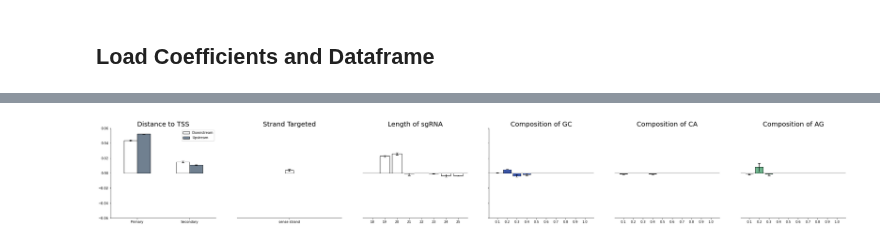
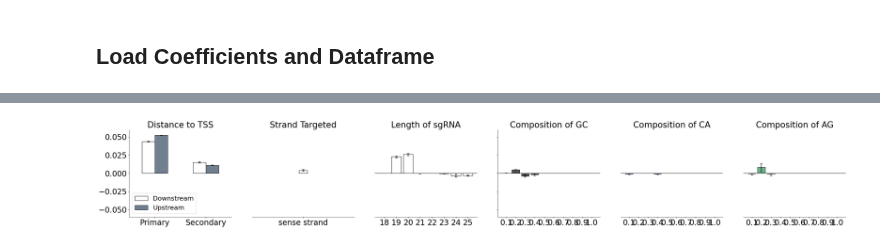
Before and after one commit to AnthonyHein/QCB455Project, a Jupyter notebook: PredictionWeights.ipynb, the cells around one changed output, grey strips where cells are left out. Saved outputs shown, nothing was run; the diff lists cells and outputs as text; code cells hidden in the pictures.

```diff
--- a/PredictionWeights.ipynb
+++ b/PredictionWeights.ipynb
@@ -93,7 +99,8 @@ def plot_TSS(ax, first):
             edgecolor='k')
     set_graph(first, ax)
     ax.set_ylim((-0.06, 0.06))
-    ax.set_title('Distance to TSS', fontsize=20)
+    ax.legend(prop={'size': 20})
+    ax.set_title('Distance to TSS', fontsize=TITLE_FONTSIZE)
 # %%
 def plot_strand(ax, first):
     dist_indices = ['+ve' in colname for index, colname in enumerate(cols)]
@@ -105,7 +112,7 @@ def plot_strand(ax, first):
     ax.set_ylim((-0.06, 0.06))
     ax.set_xlim((-5, 5))
     set_graph(first, ax)
-    ax.set_title('Strand Targeted', fontsize=20)
+    ax.set_title('Strand Targeted', fontsize=TITLE_FONTSIZE)
 # %%
 def get_run(string):
     return int(re.findall('[0-9]+', string)[0])
@@ -122,7 +129,7 @@ def plot_length(ax, first):
     ax.set_ylim((-0.06, 0.06))
     ax.set_xticks(dist)
     set_graph(first, ax)
-    ax.set_title('Length of sgRNA', fontsize=20)
+    ax.set_title('Length of sgRNA', fontsize=TITLE_FONTSIZE)
 # %%
 fig, axs = plt.subplots(1, 3, figsize=(20, 5))
 plot_TSS(axs[0], True)
@@ -248,30 +255,30 @@ def composition(nucl, ax, color, first):
     ax.set_ylim((-0.06, 0.06))
     ax.axhline(linewidth = 1, color = 'k')
     set_graph(first, ax)
-    ax.set_title('Composition of ' + nucl, fontsize=20)
+    ax.set_title('Composition of ' + nucl, fontsize=TITLE_FONTSIZE)
 # %%
 f, axs = plt.subplots(1,6,figsize=(40,5))
 
 plot_TSS(axs[0], True)
 plot_strand(axs[1], False)
 plot_length(axs[2], False)
 
-colors = ['#3a54a4', '#535152', '#6eb48d']
+colors = ['#535152', '#3a54a4', '#6eb48d']
 for nucl, ax, color in [('GC', axs[3], colors[0]),
                 ('CA', axs[4], colors[1]),
                 ('AG', axs[5], colors[2])]:
     if(ax == axs[3]):
         composition(nucl, ax, color, True)
     else:
         composition(nucl, ax, color, False)
 
 # hide outer axes
 for ax in axs.flat:
     ax.label_outer()
 
 plt.savefig("dimer_comp")
 # %% [output]
-[figure, old version]
+[figure, new version]
 # %%
 f, axs = plt.subplots(2,4,figsize=(20,10))
 
```
Also changed, not shown: parts of 11 cells of this notebook, 15 other files.
